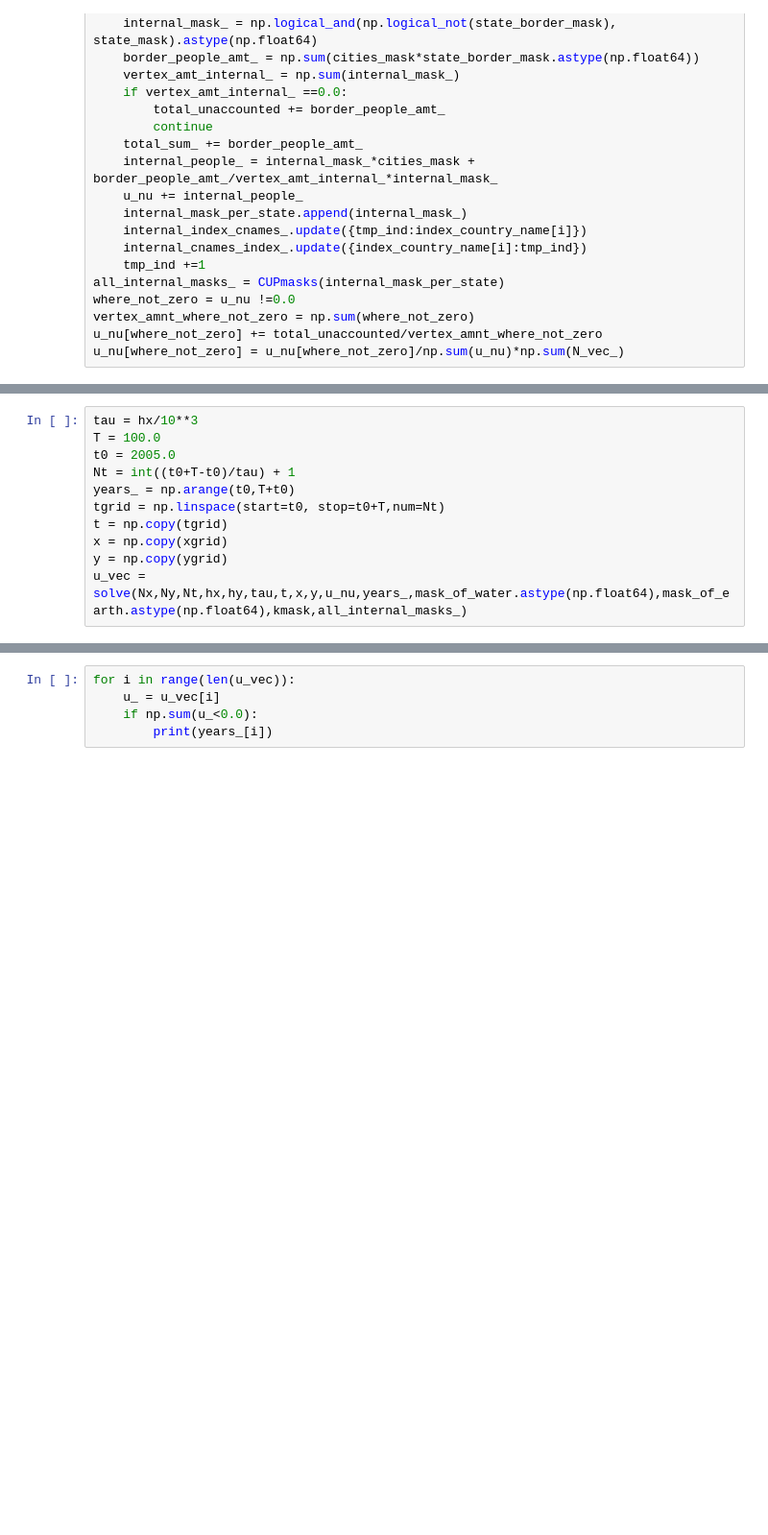
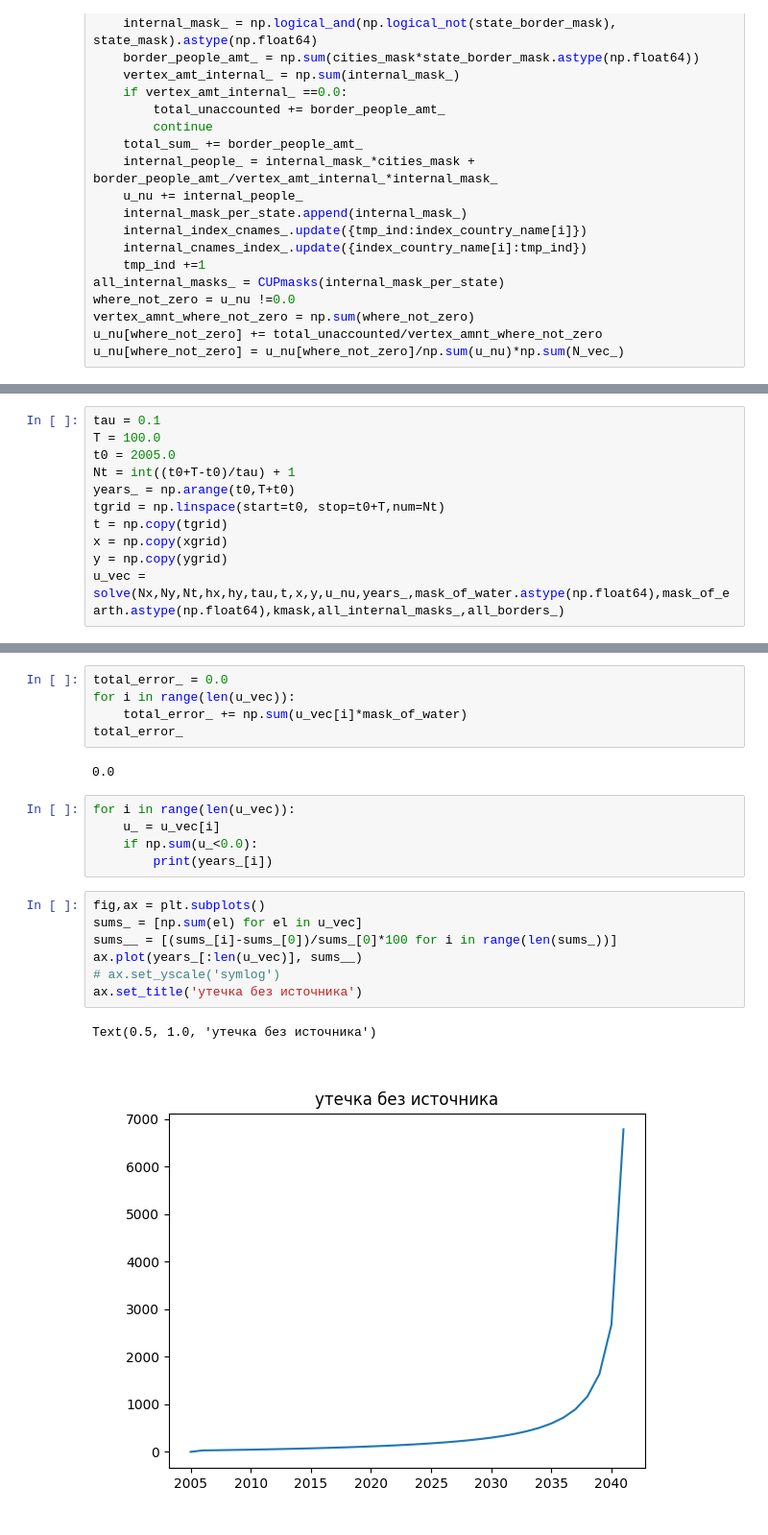
Before and after one commit to RepnikovPavel/GlobalDynamics, a Jupyter notebook: code.ipynb, the cells around one changed output, grey strips where cells are left out. Shown at 96% size. Drawn from its saved outputs; the diff is of its cells as text; blank space fills up the shorter version.

```diff
--- a/code.ipynb
+++ b/code.ipynb
@@ -237,5 +344,5 @@ def solve(Nx,Ny,Nt,hx,hy,tau,t,x,y,u_,years_,water_mask_,earth_,kmask,intmask):
 # %%
-tau = hx/10**3
+tau = 0.1
 T = 100.0
 t0 = 2005.0
 Nt = int((t0+T-t0)/tau) + 1
@@ -244,4 +351,4 @@ tgrid = np.linspace(start=t0, stop=t0+T,num=Nt)
 t = np.copy(tgrid)
 x = np.copy(xgrid)
 y = np.copy(ygrid)
-u_vec = solve(Nx,Ny,Nt,hx,hy,tau,t,x,y,u_nu,years_,mask_of_water.astype(np.float64),mask_of_earth.astype(np.float64),kmask,all_internal_masks_)
+u_vec = solve(Nx,Ny,Nt,hx,hy,tau,t,x,y,u_nu,years_,mask_of_water.astype(np.float64),mask_of_earth.astype(np.float64),kmask,all_internal_masks_,all_borders_)
@@ -248,8 +373,25 @@ u_vec = solve(Nx,Ny,Nt,hx,hy,tau,t,x,y,u_nu,years_,mask_of_water.astype(np.float
+# %%
+total_error_ = 0.0
+for i in range(len(u_vec)):
+    total_error_ += np.sum(u_vec[i]*mask_of_water)
+total_error_
+# %% [output]
+0.0
 # %%
 for i in range(len(u_vec)):
     u_ = u_vec[i]
     if np.sum(u_<0.0):
         print(years_[i])
+# %%
+fig,ax = plt.subplots()
+sums_ = [np.sum(el) for el in u_vec]
+sums__ = [(sums_[i]-sums_[0])/sums_[0]*100 for i in range(len(sums_))]
+ax.plot(years_[:len(u_vec)], sums__)
+# ax.set_yscale('symlog')
+ax.set_title('утечка без источника')
+# %% [output]
+Text(0.5, 1.0, 'утечка без источника')
+[figure, added]
 # %%
 fig,ax = plt.subplots()
 sums_ = [np.sum(el) for el in u_vec]
```
Also changed, not shown: parts of 22 cells of this notebook, 4 other files.
